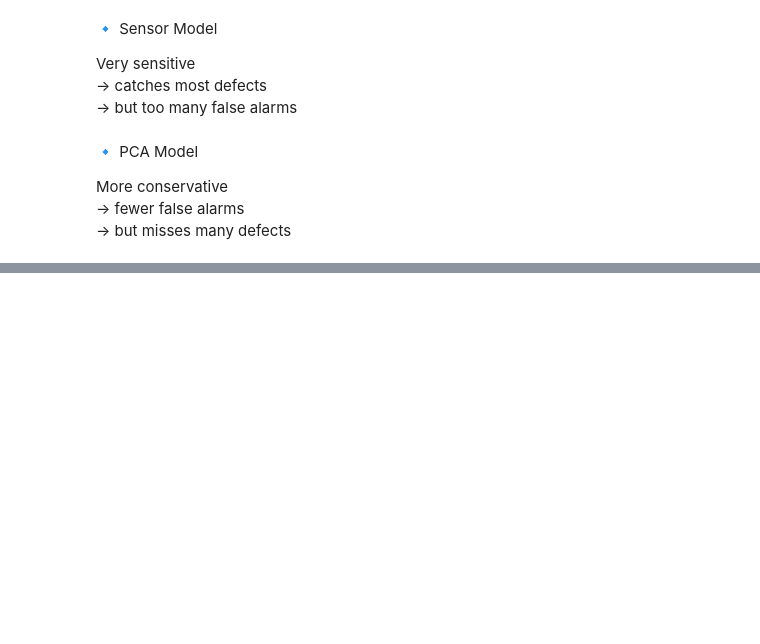
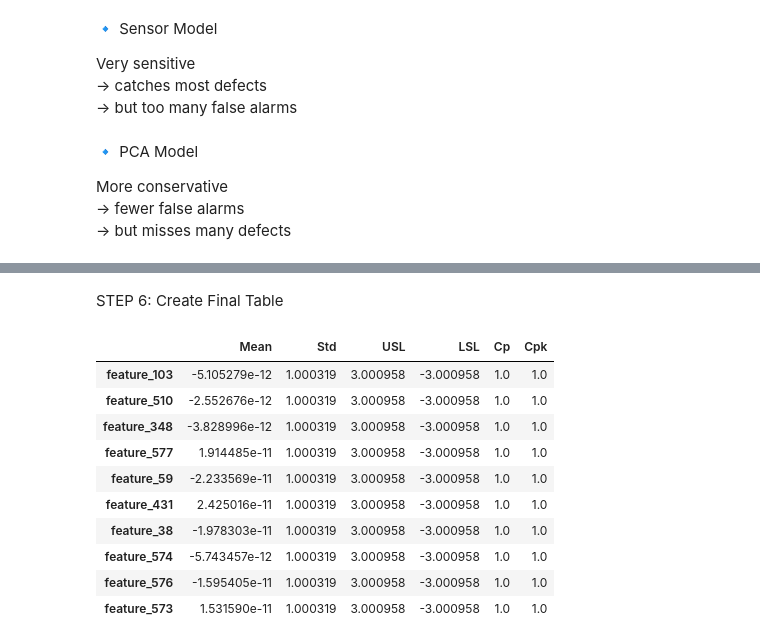
Before and after one commit to KarthikAshtekar/MIOM_Project, a Jupyter notebook: notebooks/MIOM_standardized.ipynb, the cells around one changed output, grey strips where cells are left out. Cells and saved outputs as stored; diff of their text form; code cells hidden in the pictures; blank space fills up the shorter version.

```diff
--- a/notebooks/MIOM_standardized.ipynb
+++ b/notebooks/MIOM_standardized.ipynb
@@ -724,0 +852,3 @@ More conservative
+# %%
+mean_cap = capability_df.mean()
+std_cap = capability_df.std()
@@ -724,0 +857,3 @@ More conservative
+# %%
+USL = mean_cap + 3 * std_cap
+LSL = mean_cap - 3 * std_cap
@@ -724,0 +862,3 @@ More conservative
+# %%
+Cp = (USL - LSL) / (6 * std_cap)
+print(Cp)
@@ -724,0 +879,6 @@ More conservative
+# %%
+Cpk = np.minimum(
+    (USL - mean_cap) / (3 * std_cap),
+    (mean_cap - LSL) / (3 * std_cap)
+)
+print(Cpk)
@@ -724,0 +897,25 @@ More conservative
+# %% [markdown]
+STEP 6: Create Final Table
+# %%
+capability_results = pd.DataFrame({
+    "Mean": mean_cap,
+    "Std": std_cap,
+    "USL": USL,
+    "LSL": LSL,
+    "Cp": Cp,
+    "Cpk": Cpk
+})
+
+capability_results
+# %% [output]
+|  | Mean | Std | USL | LSL | Cp | Cpk |
+| feature_103 | -5.105279e-12 | 1.000319 | 3.000958 | -3.000958 | 1.0 | 1.0 |
+| feature_510 | -2.552676e-12 | 1.000319 | 3.000958 | -3.000958 | 1.0 | 1.0 |
+| feature_348 | -3.828996e-12 | 1.000319 | 3.000958 | -3.000958 | 1.0 | 1.0 |
+| feature_577 | 1.914485e-11 | 1.000319 | 3.000958 | -3.000958 | 1.0 | 1.0 |
+| feature_59 | -2.233569e-11 | 1.000319 | 3.000958 | -3.000958 | 1.0 | 1.0 |
+| feature_431 | 2.425016e-11 | 1.000319 | 3.000958 | -3.000958 | 1.0 | 1.0 |
+| feature_38 | -1.978303e-11 | 1.000319 | 3.000958 | -3.000958 | 1.0 | 1.0 |
+| feature_574 | -5.743457e-12 | 1.000319 | 3.000958 | -3.000958 | 1.0 | 1.0 |
+| feature_576 | -1.595405e-11 | 1.000319 | 3.000958 | -3.000958 | 1.0 | 1.0 |
+| feature_573 | 1.531590e-11 | 1.000319 | 3.000958 | -3.000958 | 1.0 | 1.0 |
```
Also changed, not shown: parts of 81 cells of this notebook.
